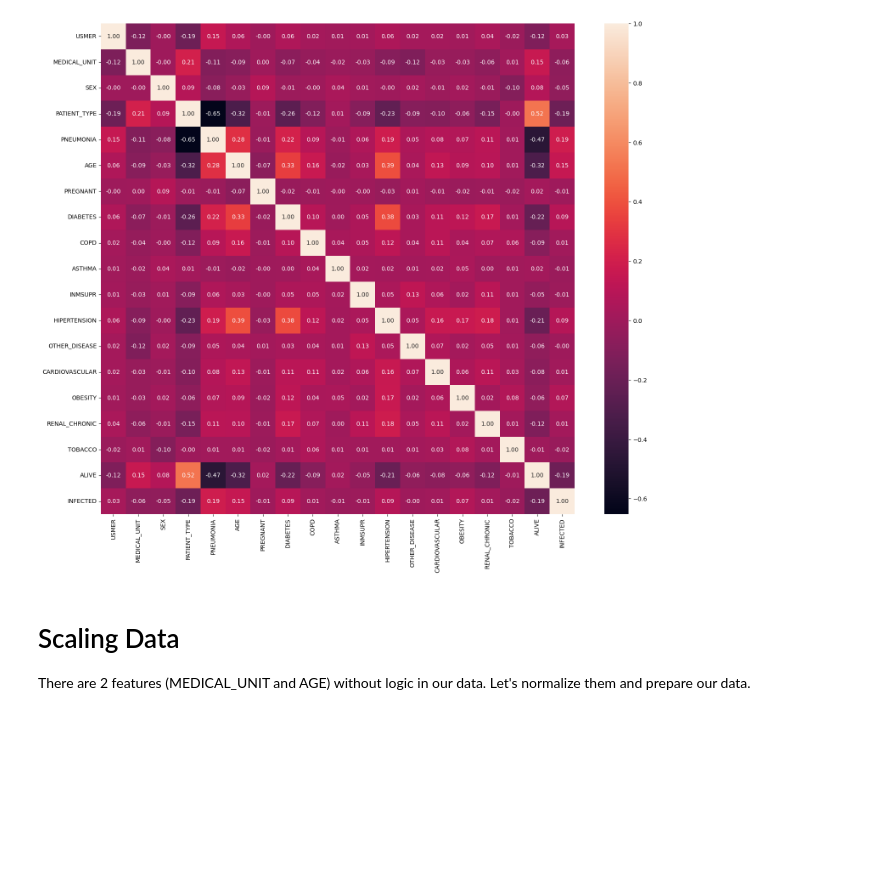
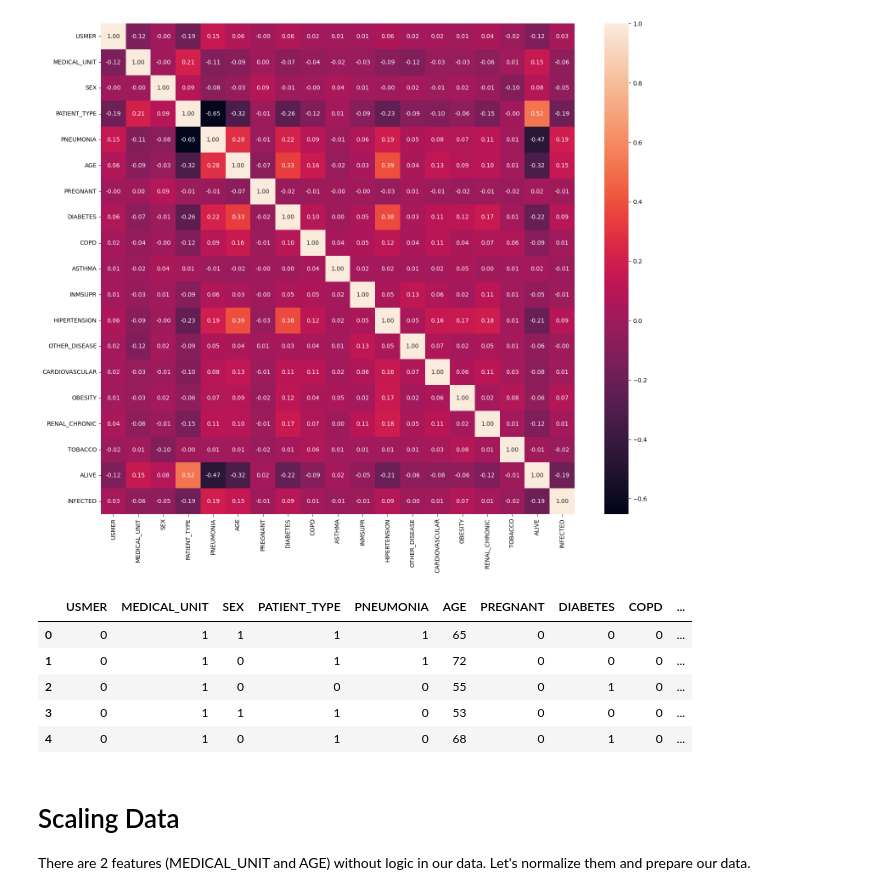
Before and after one commit to Masoud-Khosravi/Tensorflow-Covid-19, a Jupyter notebook: Tensorflow Covid.ipynb, the cells around one changed output. Drawn from its saved outputs; the diff is of its cells as text; code cells hidden in the pictures; blank space fills up the shorter version.

```diff
--- a/Tensorflow Covid.ipynb
+++ b/Tensorflow Covid.ipynb
@@ -217,6 +217,15 @@ sns.heatmap(df.corr(),annot=True, fmt=".2f")
 plt.show()
 # %% [output]
 [figure]
+# %%
+df.head()
+# %% [output]
+|  | USMER | MEDICAL_UNIT | SEX | PATIENT_TYPE | PNEUMONIA | AGE | PREGNANT | DIABETES | COPD | ... |
+| 0 | 0 | 1 | 1 | 1 | 1 | 65 | 0 | 0 | 0 | ... |
+| 1 | 0 | 1 | 0 | 1 | 1 | 72 | 0 | 0 | 0 | ... |
+| 2 | 0 | 1 | 0 | 0 | 0 | 55 | 0 | 1 | 0 | ... |
+| 3 | 0 | 1 | 1 | 1 | 0 | 53 | 0 | 0 | 0 | ... |
+| 4 | 0 | 1 | 0 | 1 | 0 | 68 | 0 | 1 | 0 | ... |
 # %% [markdown]
 # Scaling Data
 There are 2 features (MEDICAL_UNIT and AGE) without logic in our data. Let's normalize them and prepare our data.
```
Also changed, not shown: parts of 16 cells of this notebook.
